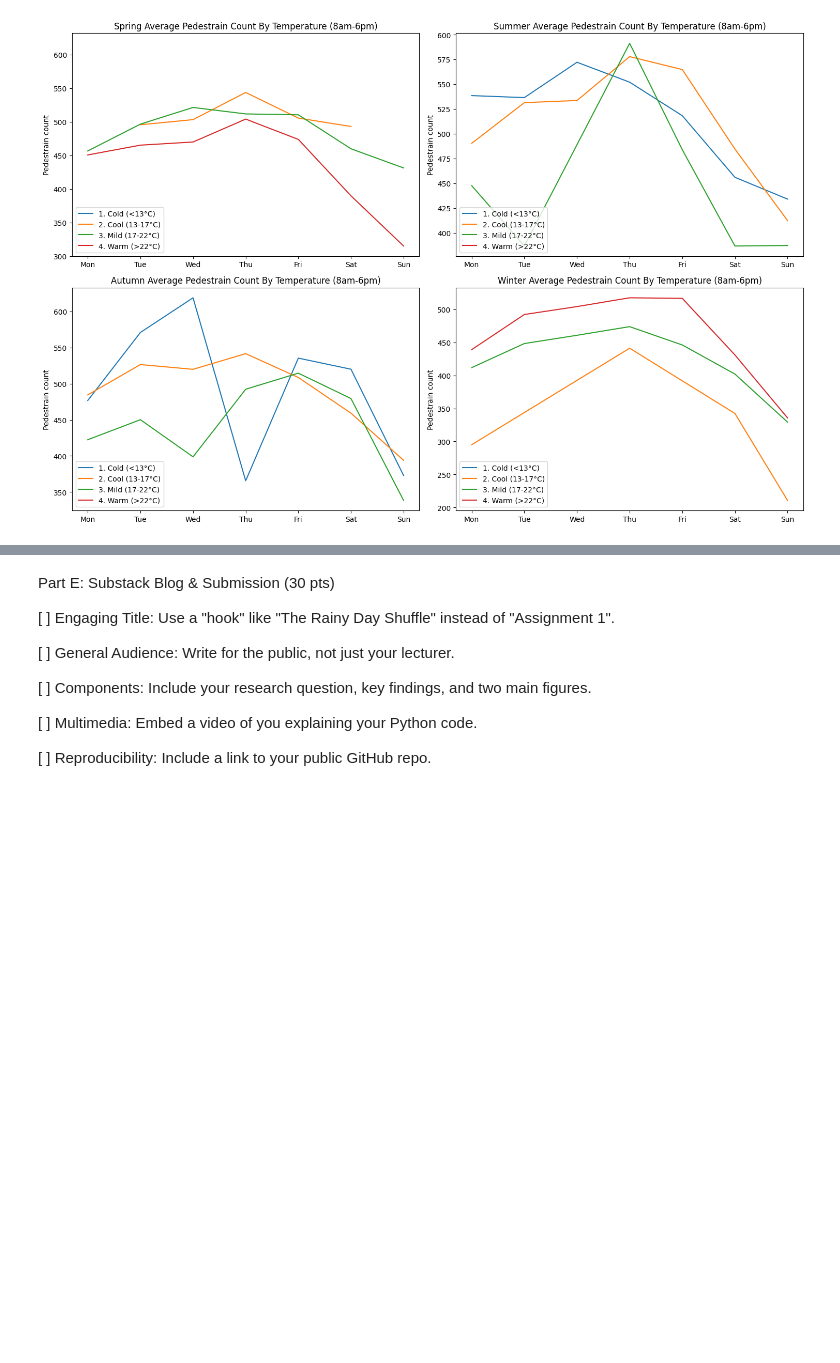
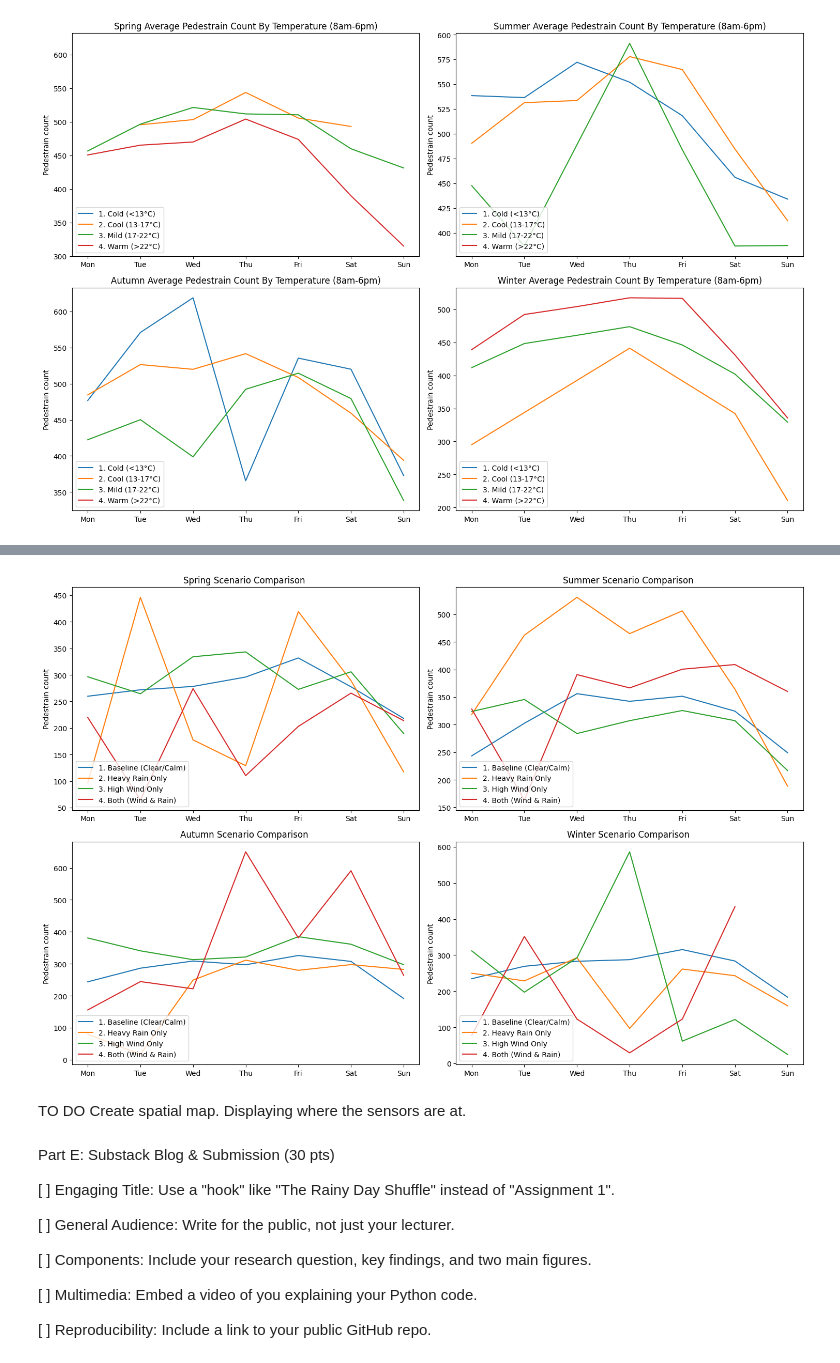
Before and after one commit to jhe482-uoa/Auckland-CBD-Pedestrian-Analysis, a Jupyter notebook: Code.ipynb, the cells around one changed output, grey strips where cells are left out. Saved outputs shown, nothing was run; the diff lists cells and outputs as text; code cells hidden in the pictures; blank space fills up the shorter version.

```diff
--- a/Code.ipynb
+++ b/Code.ipynb
@@ -645,3 +526,27 @@ plt.show()
+# %%
+def classify_stress(row):
+    # Define your "Breaking Point" thresholds
+    is_windy = row['wind_speed_10m'] > 40.5  # Strong breeze/Gale
+    is_rainy = row['rain'] > 1          # Significant rain
+
+    if is_windy and is_rainy:
+        return "4. Both (Wind & Rain)"
+    elif is_windy:
+        return "3. High Wind Only"
+    elif is_rainy:
+        return "2. Heavy Rain Only"
+    else:
+        return "1. Baseline (Clear/Calm)"
+
+# CRITICAL: Use axis=1 so the function can see 'rain' AND 'wind_speed_10m'
+merged["weather_stress"] = merged.apply(classify_stress, axis=1)
+# %%
+display_by_season(merged, "weather_stress", "Scenario Comparison ")
+# %% [output]
+[figure, added]
+# %% [markdown]
+TO DO
+Create spatial map. Displaying where the sensors are at.
 # %%
 ped_long.groupby("location")["count"].sum().sort_values(ascending=False) # Checking busiest street
 # %%
```
Also changed, not shown: parts of 23 cells of this notebook, 3 other files.
